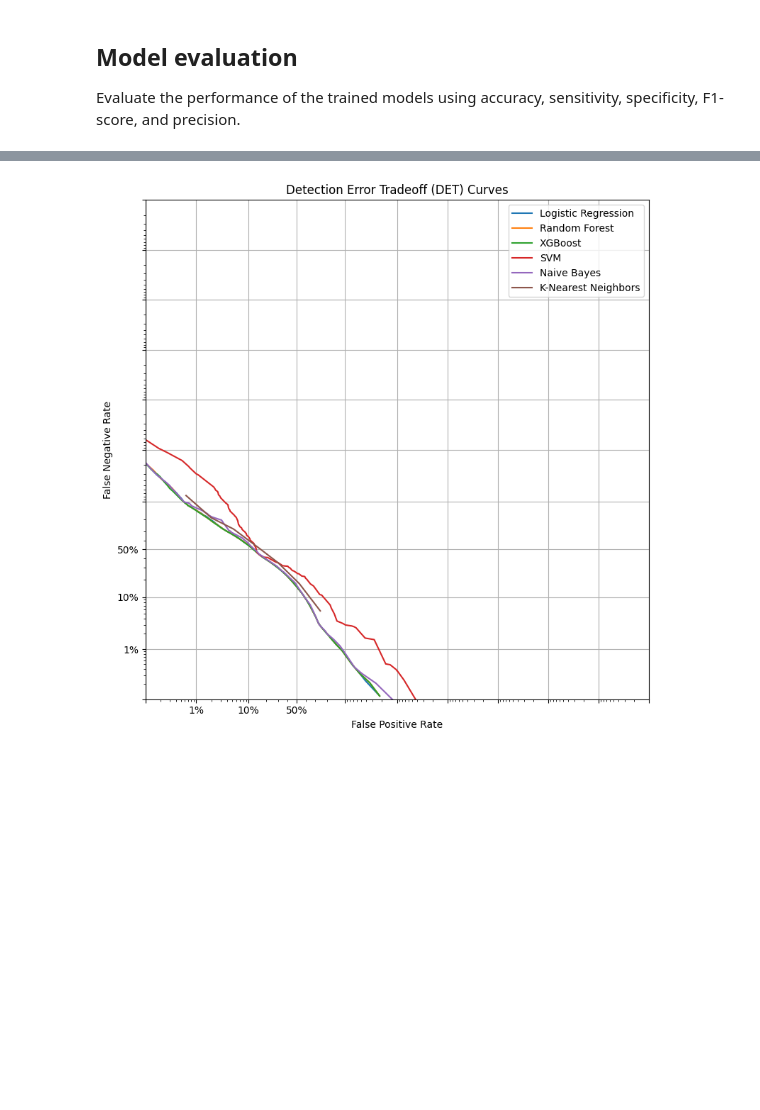
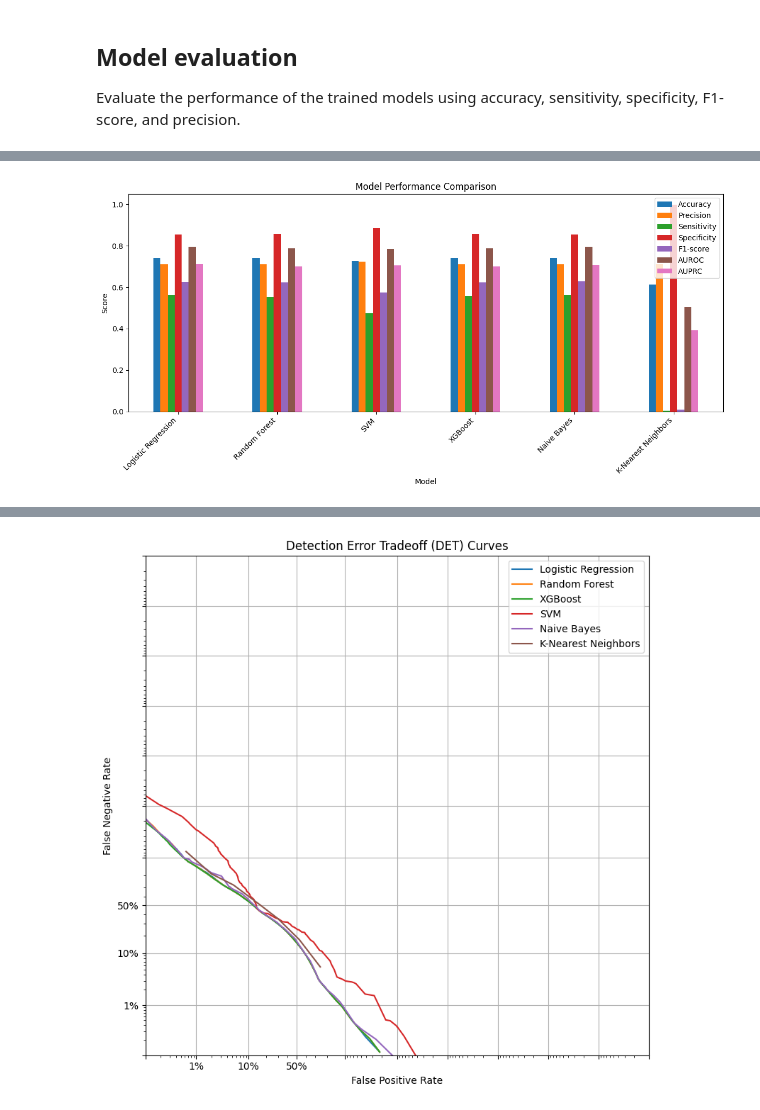
Before and after one commit to adedokun2016/SHARE_SRH_Machine_Learning_2025, a Jupyter notebook: SRH_SHARE_v2_ML_all.ipynb, the cells around one changed output, grey strips where cells are left out. Saved outputs shown, nothing was run; the diff lists cells and outputs as text; code cells hidden in the pictures; blank space fills up the shorter version.

```diff
--- a/SRH_SHARE_v2_ML_all.ipynb
+++ b/SRH_SHARE_v2_ML_all.ipynb
@@ -629,0 +564,96 @@ xgb_importance_df not found. Skipping XGBoost feature importance plot.
+# %%
+import matplotlib.pyplot as plt
+import seaborn as sns
+from sklearn.metrics import confusion_matrix, accuracy_score, precision_score, recall_score, f1_score, roc_auc_score, average_precision_score
+import pandas as pd
+from IPython.display import display
+
+# Calculate evaluation metrics for all models
+results = []
+for name, model in models.items():
+    y_pred = model.predict(X_test)
+    y_prob = None
+    if hasattr(model, 'predict_proba'):
+        y_prob = model.predict_proba(X_test)[:, 1]
+
+    accuracy = accuracy_score(y_test, y_pred)
+    # precision_score, recall_score, f1_score can fail if no positive predictions or true positives exist.
+    # zero_division=0 handles this by returning 0 instead of raising an error.
+    precision = precision_score(y_test, y_pred, zero_division=0)
+    sensitivity = recall_score(y_test, y_pred, zero_division=0)
+    specificity = recall_score(y_test, y_pred, pos_label=0, zero_division=0) # Recall for negative class
+    f1 = f1_score(y_test, y_pred, zero_division=0)
+
+    auroc = float('nan')
+    auprc = float('nan')
+    if y_prob is not None and len(np.unique(y_test)) == 2: # Ensure both classes are present for AUROC/AUPRC
+        try:
+            auroc = roc_auc_score(y_test, y_prob)
+            auprc = average_precision_score(y_test, y_prob)
+        except ValueError:
+            pass # Keep as NaN if calculation fails (e.g., single class in y_test after all)
+
+    results.append({
+        'Model': name,
+        'Accuracy': accuracy,
+        'Precision': precision,
+        'Sensitivity': sensitivity,
+        'Specificity': specificity,
+        'F1-score': f1,
+        'AUROC': auroc,
+        'AUPRC': auprc
+    })
+
+all_metrics_df = pd.DataFrame(results).set_index('Model')
+display(all_metrics_df)
+
+# Model Performance Comparison
+plt.figure(figsize=(12, 6))
+# Use all_metrics_df instead of eval_df
+all_metrics_df.plot(kind='bar', figsize=(12, 6))
+plt.title("Model Performance Comparison")
+plt.ylabel("Score")
+plt.xticks(rotation=45, ha='right')
+plt.tight_layout()
+plt.show()
+
+
+# Feature Importance Visualization (Random Forest)
+# Ensure rf_importance_df is defined and used correctly
+if 'rf_importance_df' in globals():
+    plt.figure(figsize=(8, 6))
+    plt.barh(rf_importance_df['Feature'], rf_importance_df['Importance'], color='skyblue')
+    plt.xlabel("Importance")
+    plt.ylabel("Feature")
+    plt.title("Random Forest Feature Importance")
+    plt.tight_layout()
+    plt.show()
+else:
+    print("rf_importance_df not found. Skipping Random Forest feature importance plot.")
+
+
+# Feature Importance Visualization (XGBoost)
+# Ensure xgb_importance_df is defined and used correctly
+if 'xgb_importance_df' in globals():
+    plt.figure(figsize=(8, 6))
+    plt.barh(xgb_importance_df['Feature'], xgb_importance_df['Importance'], color='lightcoral')
+    plt.xlabel("Importance")
+    plt.ylabel("Feature")
+    plt.title("XGBoost Feature Importance")
+    plt.tight_layout()
+    plt.show()
+else:
+    print("xgb_importance_df not found. Skipping XGBoost feature importance plot.")
+
+
+# Confusion Matrices
+for name, model in models.items():
+    y_pred = model.predict(X_test)
+    cm = confusion_matrix(y_test, y_pred)
+    plt.figure(figsize=(6, 4))
+    sns.heatmap(cm, annot=True, fmt="d", cmap="Blues",
+                xticklabels=['Predicted 0', 'Predicted 1'],
+                yticklabels=['Actual 0', 'Actual 1'])
+    plt.title(f"{name} Confusion Matrix")
+    plt.show()
+# %% [output]
@@ -629,0 +669 @@ xgb_importance_df not found. Skipping XGBoost feature importance plot.
+[figure, added]
```
Also changed, not shown: parts of 18 cells of this notebook.
